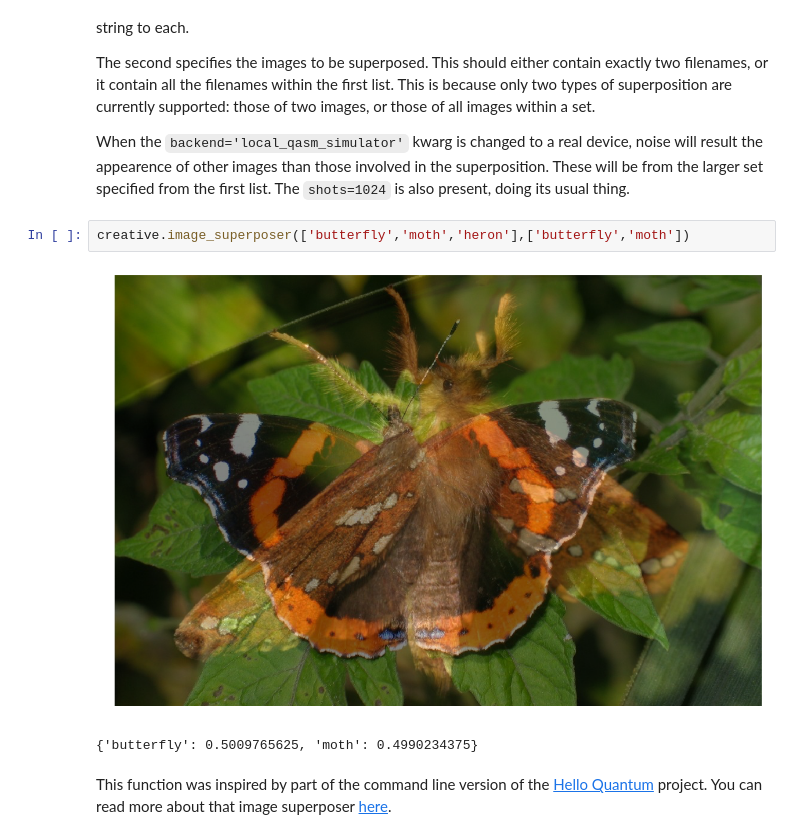
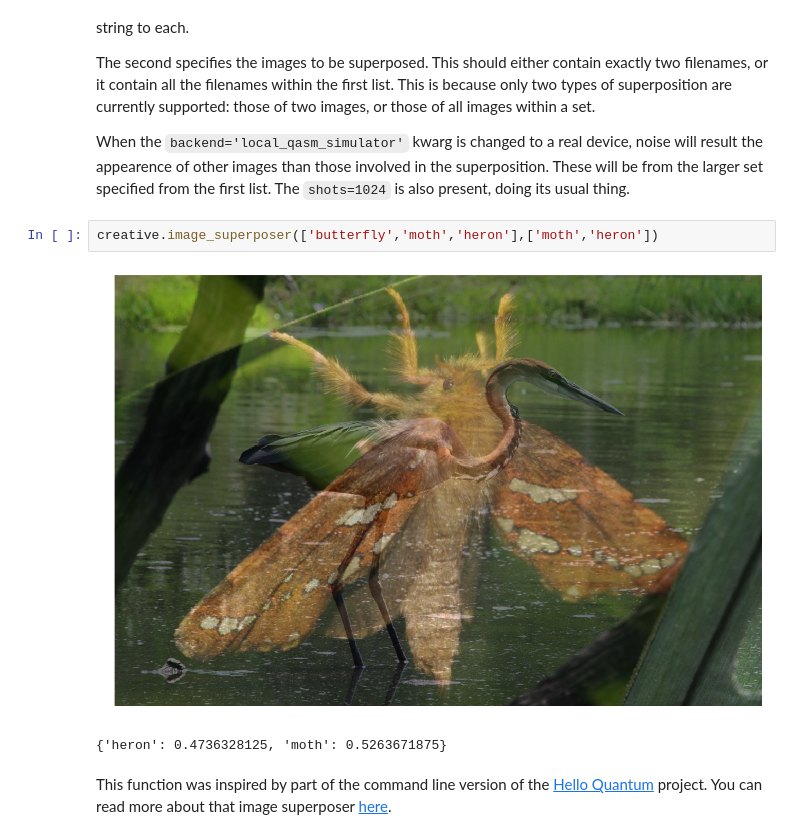
Before and after one commit to quantumjim/qreative, a Jupyter notebook: how-to-use.ipynb, the cells around one changed output. Drawn from its saved outputs; the diff is of its cells as text.

```diff
--- a/how-to-use.ipynb
+++ b/how-to-use.ipynb
@@ -325,10 +325,10 @@ The second specifies the images to be superposed. This should either contain exa
 
 When the `backend='local_qasm_simulator'` kwarg is changed to a real device, noise will result the appearence of other images than those involved in the superposition. These will be from the larger set specified from the first list. The `shots=1024` is also present, doing its usual thing.
 # %%
-creative.image_superposer(['butterfly','moth','heron'],['butterfly','moth'])
+creative.image_superposer(['butterfly','moth','heron'],['moth','heron'])
 # %% [output]
-[figure, old version]
+[figure, new version]
-{'butterfly': 0.5009765625, 'moth': 0.4990234375}
+{'heron': 0.4736328125, 'moth': 0.5263671875}
 # %% [markdown]
 This function was inspired by part of the command line version of the [Hello Quantum](http://helloquantum.mybluemix.net/) project. You can read more about that image superposer [here](https://medium.com/qiskit/a-quantum-superposition-of-a-tiger-and-a-bear-b461e3b23908).
 # %% [markdown]
```
Also changed, not shown: parts of 1 cell of this notebook.
